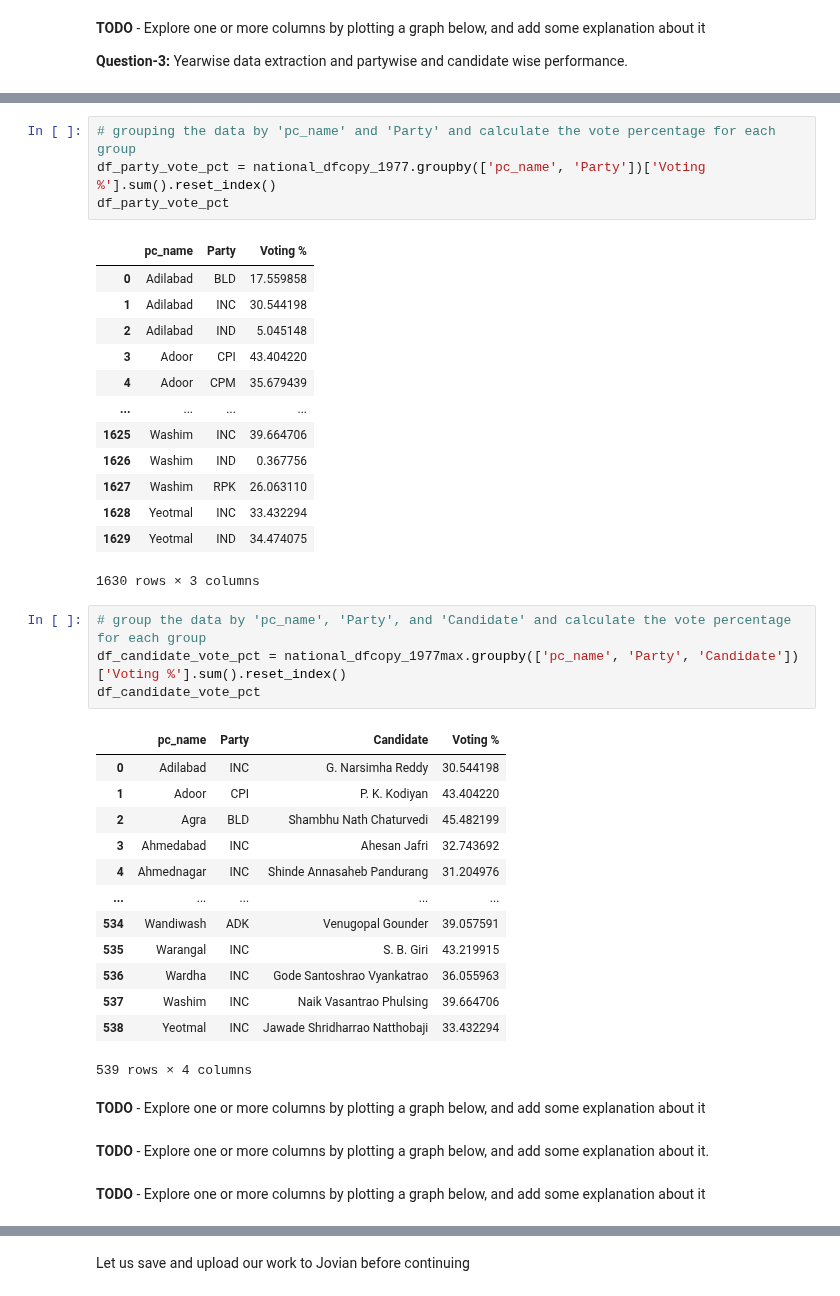
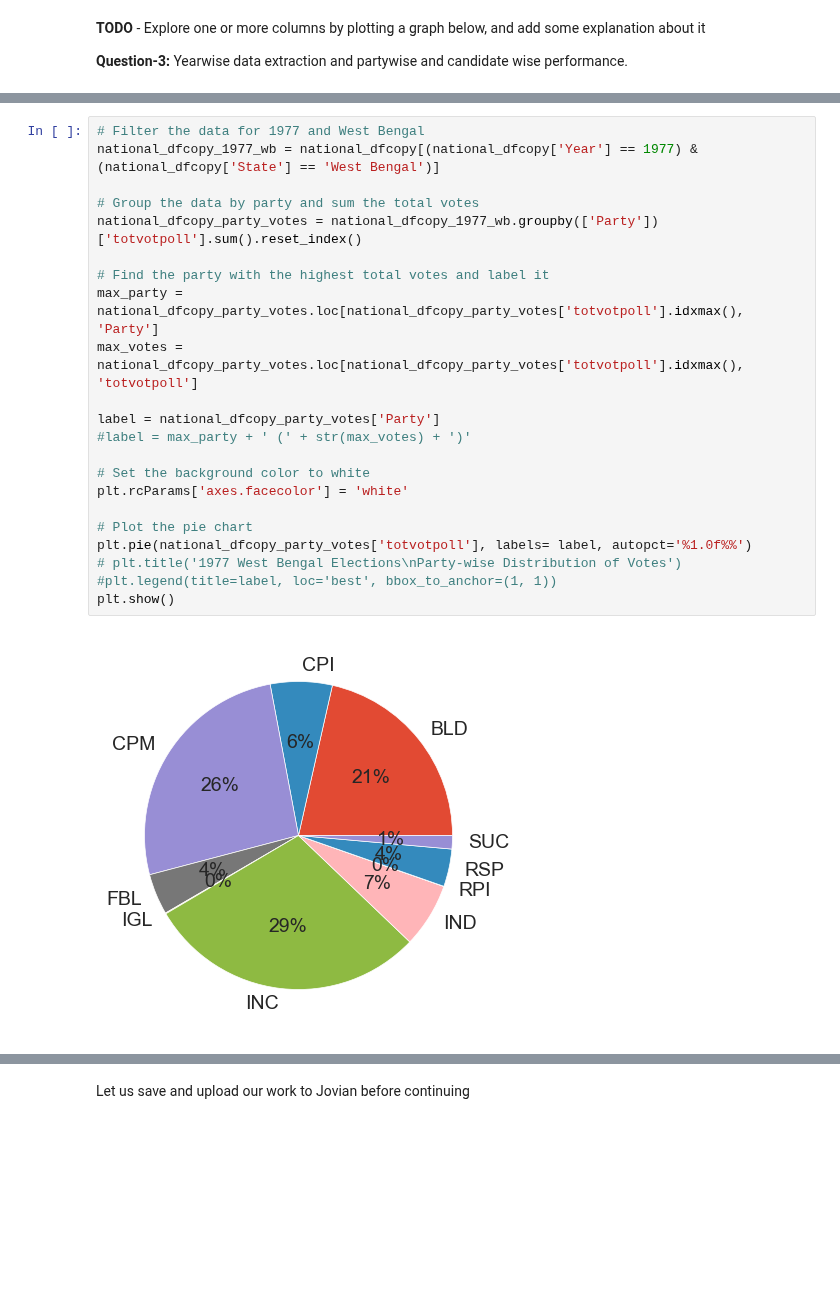
Before and after one commit to arunp77/Python-programming, a Jupyter notebook: Python-fundamental/zerotopandas_course_project.ipynb, the cells around one changed output, grey strips where cells are left out. Cells and saved outputs as stored; diff of their text form; blank space fills up the shorter version.

```diff
--- a/Python-fundamental/zerotopandas_course_project.ipynb
+++ b/Python-fundamental/zerotopandas_course_project.ipynb
@@ -695,42 +853,24 @@ national_dfcopy_1977max
-# %%
-# grouping the data by 'pc_name' and 'Party' and calculate the vote percentage for each group
-df_party_vote_pct = national_dfcopy_1977.groupby(['pc_name', 'Party'])['Voting %'].sum().reset_index()
-df_party_vote_pct
-# %% [output]
-|  | pc_name | Party | Voting % |
-| 0 | Adilabad | BLD | 17.559858 |
-| 1 | Adilabad | INC | 30.544198 |
-| 2 | Adilabad | IND | 5.045148 |
-| 3 | Adoor | CPI | 43.404220 |
-| 4 | Adoor | CPM | 35.679439 |
-| ... | ... | ... | ... |
-| 1625 | Washim | INC | 39.664706 |
-| 1626 | Washim | IND | 0.367756 |
-| 1627 | Washim | RPK | 26.063110 |
-| 1628 | Yeotmal | INC | 33.432294 |
-| 1629 | Yeotmal | IND | 34.474075 |
-1630 rows × 3 columns
-# %%
-# group the data by 'pc_name', 'Party', and 'Candidate' and calculate the vote percentage for each group
-df_candidate_vote_pct = national_dfcopy_1977max.groupby(['pc_name', 'Party', 'Candidate'])['Voting %'].sum().reset_index()
-df_candidate_vote_pct
-# %% [output]
-|  | pc_name | Party | Candidate | Voting % |
-| 0 | Adilabad | INC | G. Narsimha Reddy | 30.544198 |
-| 1 | Adoor | CPI | P. K. Kodiyan | 43.404220 |
-| 2 | Agra | BLD | Shambhu Nath Chaturvedi | 45.482199 |
-| 3 | Ahmedabad | INC | Ahesan Jafri | 32.743692 |
-| 4 | Ahmednagar | INC | Shinde Annasaheb Pandurang | 31.204976 |
-| ... | ... | ... | ... | ... |
-| 534 | Wandiwash | ADK | Venugopal Gounder | 39.057591 |
-| 535 | Warangal | INC | S. B. Giri | 43.219915 |
-| 536 | Wardha | INC | Gode Santoshrao Vyankatrao | 36.055963 |
-| 537 | Washim | INC | Naik Vasantrao Phulsing | 39.664706 |
-| 538 | Yeotmal | INC | Jawade Shridharrao Natthobaji | 33.432294 |
-539 rows × 4 columns
-# %% [markdown]
-**TODO** - Explore one or more columns by plotting a graph below, and add some explanation about it
-# %% [markdown]
-**TODO** - Explore one or more columns by plotting a graph below, and add some explanation about it.
-# %% [markdown]
-**TODO** - Explore one or more columns by plotting a graph below, and add some explanation about it
+# %%
+# Filter the data for 1977 and West Bengal
+national_dfcopy_1977_wb = national_dfcopy[(national_dfcopy['Year'] == 1977) & (national_dfcopy['State'] == 'West Bengal')]
+
+# Group the data by party and sum the total votes
+national_dfcopy_party_votes = national_dfcopy_1977_wb.groupby(['Party'])['totvotpoll'].sum().reset_index()
+
+# Find the party with the highest total votes and label it
+max_party = national_dfcopy_party_votes.loc[national_dfcopy_party_votes['totvotpoll'].idxmax(), 'Party']
+max_votes = national_dfcopy_party_votes.loc[national_dfcopy_party_votes['totvotpoll'].idxmax(), 'totvotpoll']
+
+label = national_dfcopy_party_votes['Party']
+#label = max_party + ' (' + str(max_votes) + ')'
+
+# Set the background color to white
+plt.rcParams['axes.facecolor'] = 'white'
+
+# Plot the pie chart
+plt.pie(national_dfcopy_party_votes['totvotpoll'], labels= label, autopct='%1.0f%%')
+# plt.title('1977 West Bengal Elections\nParty-wise Distribution of Votes')
+#plt.legend(title=label, loc='best', bbox_to_anchor=(1, 1))
+plt.show()
+# %% [output]
+[figure, added]
```
Also changed, not shown: parts of 57 cells of this notebook.
